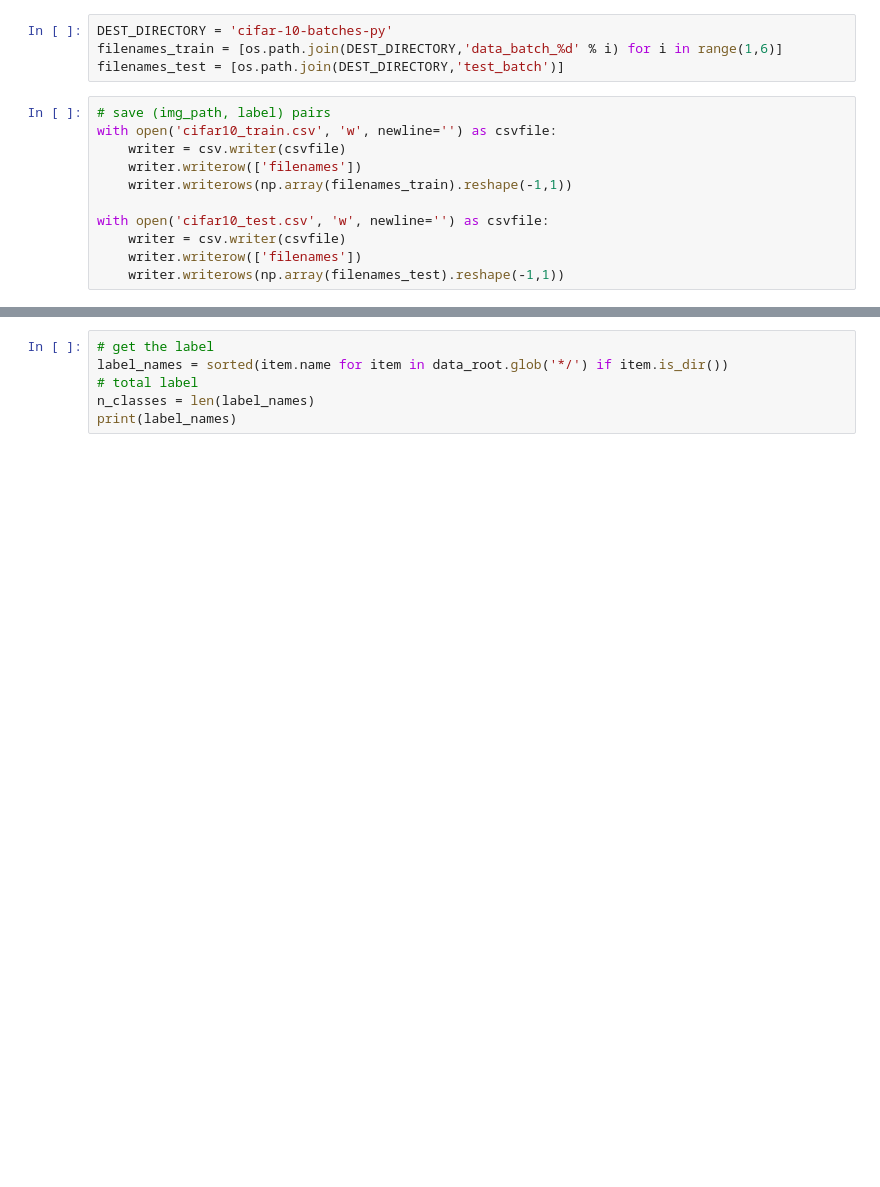
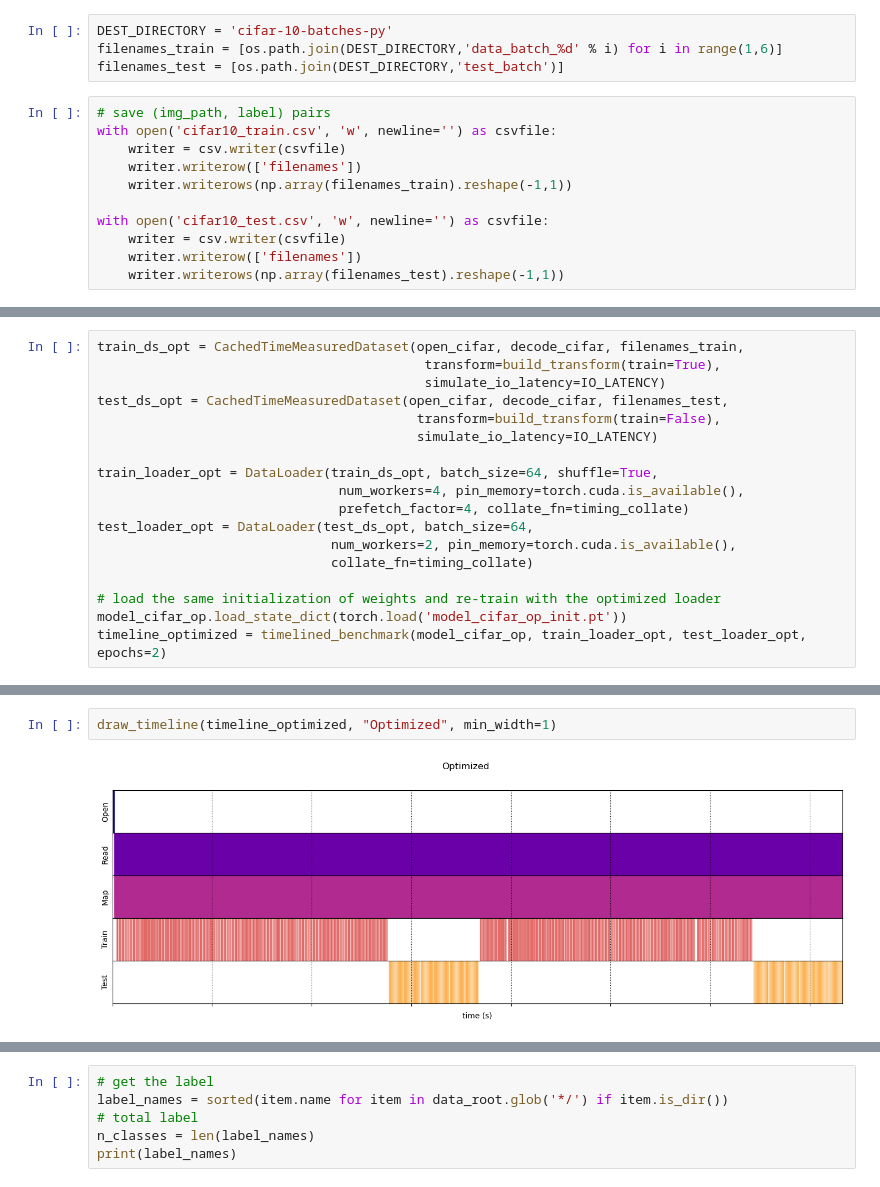
Before and after one commit to nthu-datalab/ml, a Jupyter notebook: labs/11-1_CNN/11-1_CNN.ipynb, the cells around one changed output, grey strips where cells are left out. Cells and saved outputs as stored; diff of their text form; blank space fills up the shorter version.

```diff
--- a/labs/11-1_CNN/11-1_CNN.ipynb
+++ b/labs/11-1_CNN/11-1_CNN.ipynb
@@ -1567,0 +1039,18 @@ from collections import defaultdict
+# %%
+train_ds_opt = CachedTimeMeasuredDataset(open_cifar, decode_cifar, filenames_train,
+                                          transform=build_transform(train=True),
+                                          simulate_io_latency=IO_LATENCY)
+test_ds_opt = CachedTimeMeasuredDataset(open_cifar, decode_cifar, filenames_test,
+                                         transform=build_transform(train=False),
+                                         simulate_io_latency=IO_LATENCY)
+
+train_loader_opt = DataLoader(train_ds_opt, batch_size=64, shuffle=True,
+                               num_workers=4, pin_memory=torch.cuda.is_available(),
+                               prefetch_factor=4, collate_fn=timing_collate)
+test_loader_opt = DataLoader(test_ds_opt, batch_size=64,
+                              num_workers=2, pin_memory=torch.cuda.is_available(),
+                              collate_fn=timing_collate)
+
+# load the same initialization of weights and re-train with the optimized loader
+model_cifar_op.load_state_dict(torch.load('model_cifar_op_init.pt'))
+timeline_optimized = timelined_benchmark(model_cifar_op, train_loader_opt, test_loader_opt, epochs=2)
@@ -1567,0 +1064,4 @@ from collections import defaultdict
+# %%
+draw_timeline(timeline_optimized, "Optimized", min_width=1)
+# %% [output]
+[figure, added]
```
Also changed, not shown: parts of 212 cells of this notebook, 10 other files.
